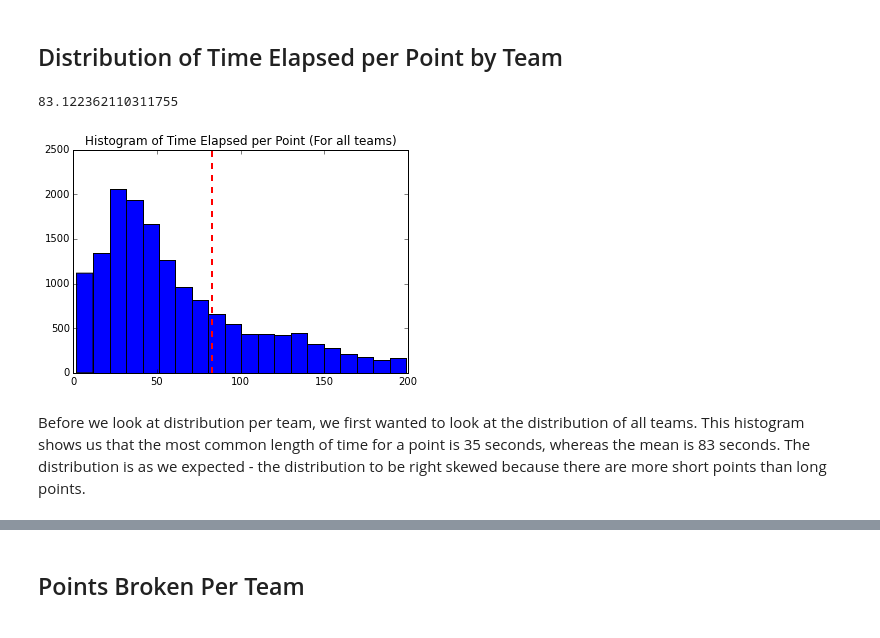
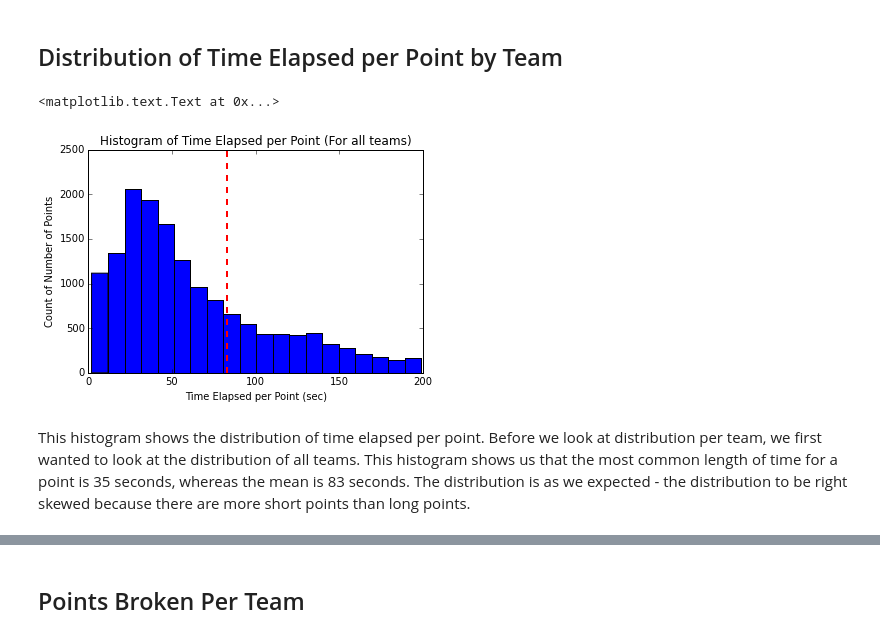
Before and after one commit to karinehsu/cs109-final-project, a Jupyter notebook: MASTER.ipynb, the cells around one changed output, grey strips where cells are left out. Saved outputs shown, nothing was run; the diff lists cells and outputs as text; code cells hidden in the pictures.

```diff
--- a/MASTER.ipynb
+++ b/MASTER.ipynb
@@ -113,16 +114,18 @@ goals_combined.head(5)
 # %%
 %matplotlib inline
 
 #distribution of points
 point_combined = goals_combined['Point Elapsed Seconds'].values
 
 plt.hist(point_combined[point_combined <200],bins=20)
 plt.title('Histogram of Time Elapsed per Point (For all teams)')
 plt.axvline(point_combined.mean(), color='r', linestyle='dashed', linewidth=2)
+plt.xlabel('Time Elapsed per Point (sec)')
+plt.ylabel('Count of Number of Points')
 # %% [output]
-83.122362110311755
+<matplotlib.text.Text at 0x...>
-[figure, old version]
+[figure, new version]
 # %% [markdown]
-Before we look at distribution per team, we first wanted to look at the distribution of all teams. This histogram shows us that the most common length of time for a point is 35 seconds, whereas the mean is 83 seconds. The distribution is as we expected -  the distribution to be right skewed because there are more short points than long points.
+This histogram shows the distribution of time elapsed per point. Before we look at distribution per team, we first wanted to look at the distribution of all teams. This histogram shows us that the most common length of time for a point is 35 seconds, whereas the mean is 83 seconds. The distribution is as we expected -  the distribution to be right skewed because there are more short points than long points.
 # %%
 filtered = goals_combined[goals_combined['Point Elapsed Seconds']<=150]
```
Also changed, not shown: parts of 9 cells of this notebook.
